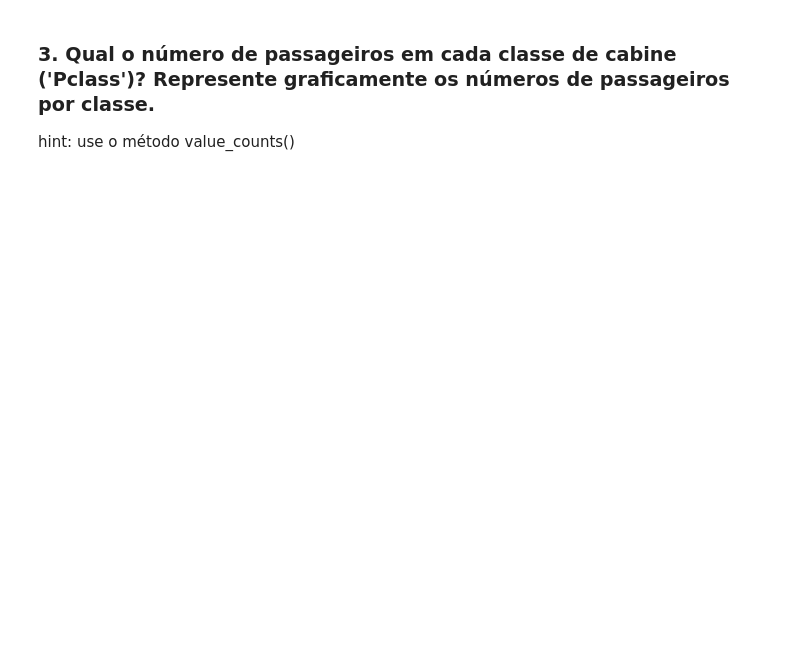
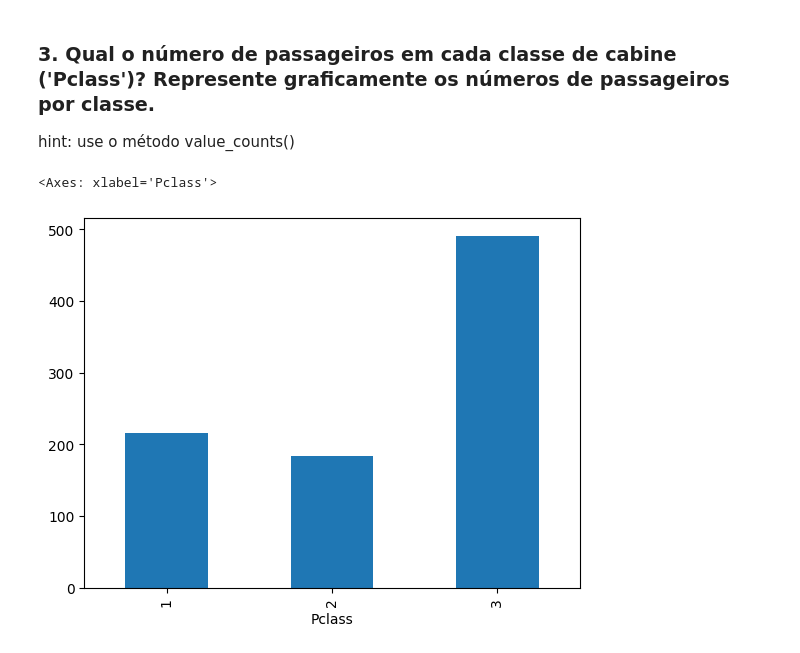
Before and after one commit to yimiperaza/eu_learning, a Jupyter notebook: Aula 4 Modulos em Python/DABD_Aula_4.ipynb, the cells around one changed output. Drawn from its saved outputs; the diff is of its cells as text; code cells hidden in the pictures; blank space fills up the shorter version.

```diff
--- a/Aula 4 Modulos em Python/DABD_Aula_4.ipynb
+++ b/Aula 4 Modulos em Python/DABD_Aula_4.ipynb
@@ -659,3 +748,8 @@ tit.groupby(['Sex'])['Age'].mean()
 ### 3. Qual o número de passageiros em cada classe de cabine ('Pclass')? Represente graficamente os números de passageiros por classe.
 
 hint: use o método value_counts()
+# %%
+tit.value_counts('Pclass').sort_index().plot(kind='bar')
+# %% [output]
+<Axes: xlabel='Pclass'>
+[figure, added]
```
Also changed, not shown: parts of 15 cells of this notebook, 4 other files.
